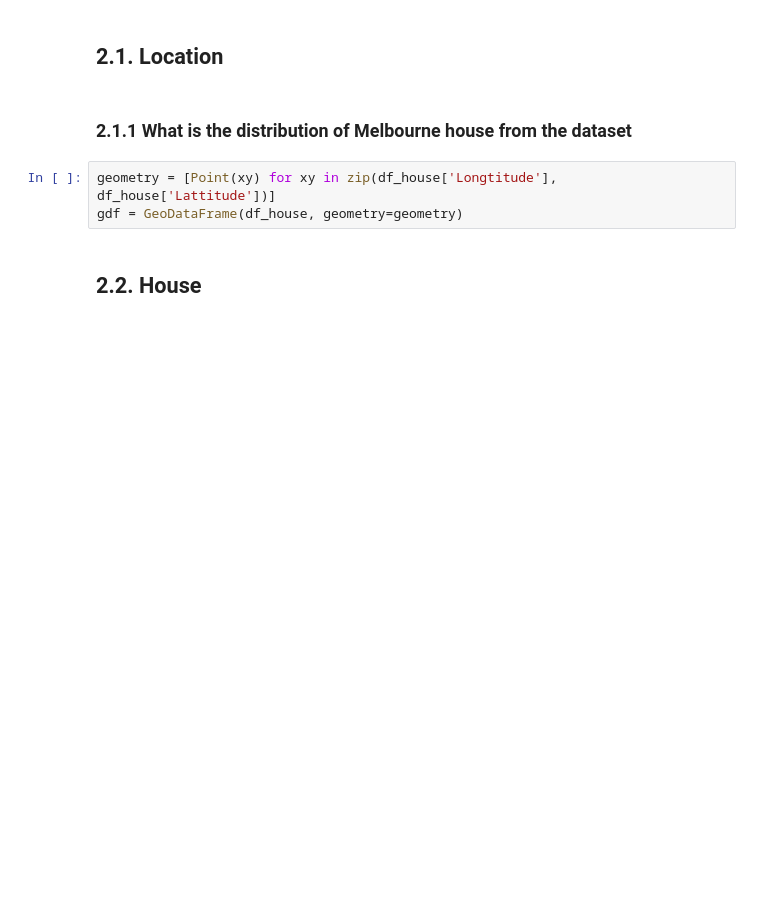
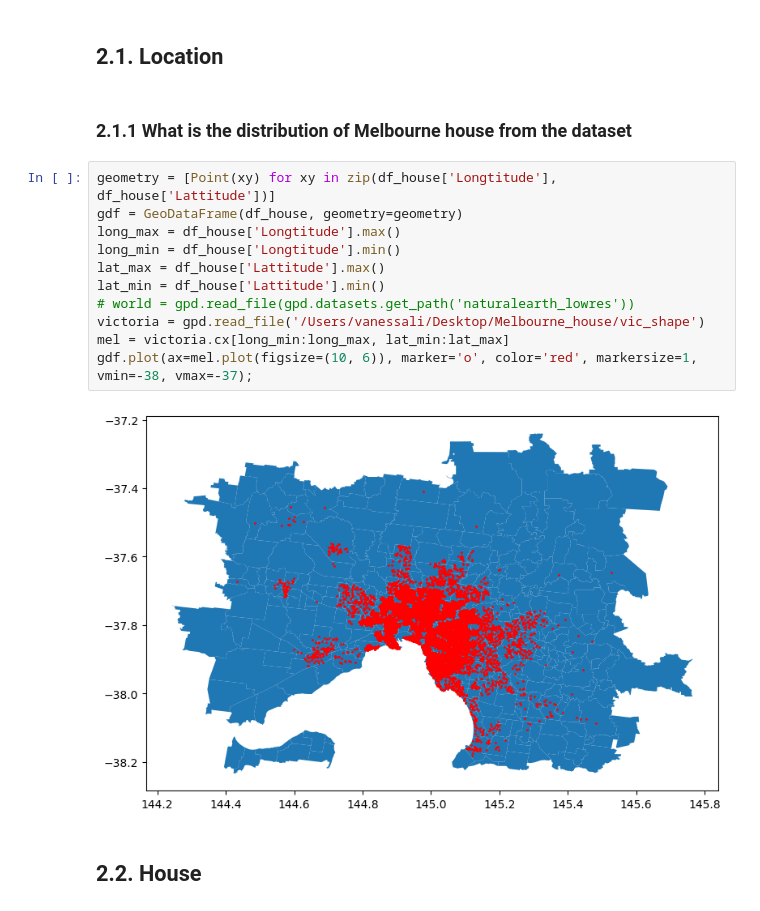
Before and after one commit to jingyun0312/Melbourne_house_1, a Jupyter notebook: mel_house.ipynb, the cells around one changed output. Drawn from its saved outputs; the diff is of its cells as text; blank space fills up the shorter version.

```diff
--- a/mel_house.ipynb
+++ b/mel_house.ipynb
@@ -352,9 +353,19 @@ df_house['CouncilArea'].isnull().sum()
 ## 2.1. Location
 # %% [markdown]
 ### 2.1.1 What is the distribution of Melbourne house from the dataset
-# %%
-geometry = [Point(xy) for xy in zip(df_house['Longtitude'], df_house['Lattitude'])]
-gdf = GeoDataFrame(df_house, geometry=geometry)
+# %%
+geometry = [Point(xy) for xy in zip(df_house['Longtitude'], df_house['Lattitude'])]
+gdf = GeoDataFrame(df_house, geometry=geometry)
+long_max = df_house['Longtitude'].max()
+long_min = df_house['Longtitude'].min()
+lat_max = df_house['Lattitude'].max()
+lat_min = df_house['Lattitude'].min()
+# world = gpd.read_file(gpd.datasets.get_path('naturalearth_lowres'))
+victoria = gpd.read_file('/Users/vanessali/Desktop/Melbourne_house/vic_shape')
+mel = victoria.cx[long_min:long_max, lat_min:lat_max]
+gdf.plot(ax=mel.plot(figsize=(10, 6)), marker='o', color='red', markersize=1, vmin=-38, vmax=-37);
+# %% [output]
+[figure, added]
 # %% [markdown]
 ## 2.2. House
 # %% [markdown]
```
Also changed, not shown: parts of 1 cell of this notebook, 9 other files.
